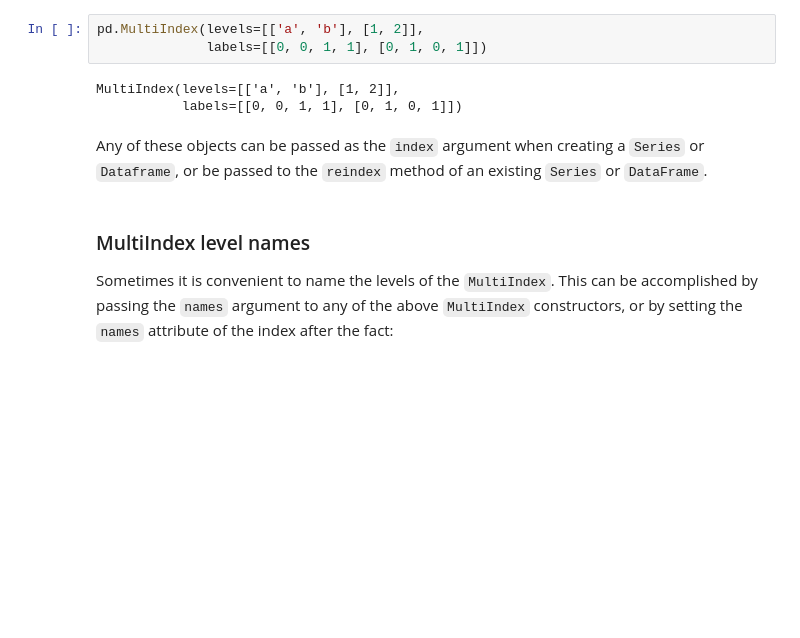
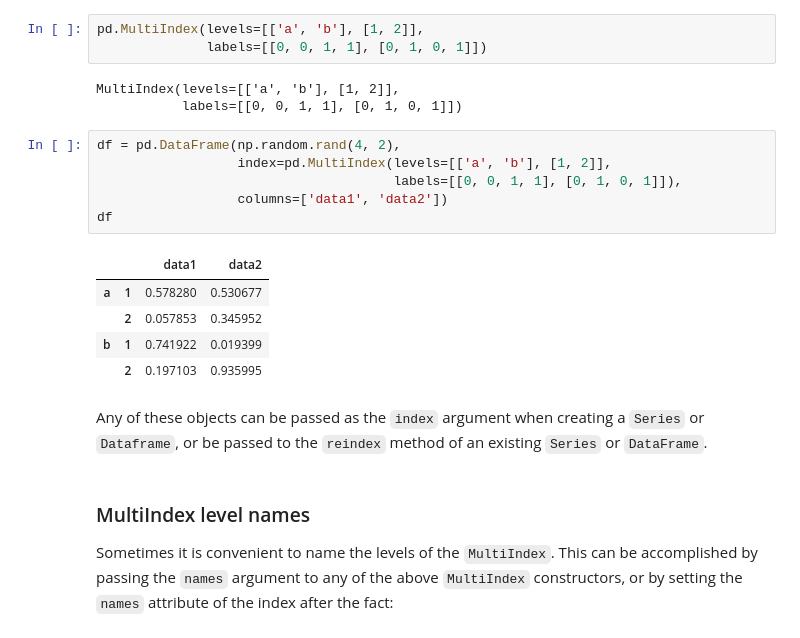
Before and after one commit to penglee87/np_pd_plt, a Jupyter notebook: PythonDataScienceHandbook-master/notebooks/03.05-Hierarchical-Indexing.ipynb, the cells around one changed output. Drawn from its saved outputs; the diff is of its cells as text; blank space fills up the shorter version.

```diff
--- a/PythonDataScienceHandbook-master/notebooks/03.05-Hierarchical-Indexing.ipynb
+++ b/PythonDataScienceHandbook-master/notebooks/03.05-Hierarchical-Indexing.ipynb
@@ -265,6 +287,18 @@ pd.MultiIndex(levels=[['a', 'b'], [1, 2]],
 # %% [output]
 MultiIndex(levels=[['a', 'b'], [1, 2]],
            labels=[[0, 0, 1, 1], [0, 1, 0, 1]])
+# %%
+df = pd.DataFrame(np.random.rand(4, 2),
+                  index=pd.MultiIndex(levels=[['a', 'b'], [1, 2]],
+                                      labels=[[0, 0, 1, 1], [0, 1, 0, 1]]),
+                  columns=['data1', 'data2'])
+df
+# %% [output]
+|  |  | data1 | data2 |
+| a | 1 | 0.578280 | 0.530677 |
+|  | 2 | 0.057853 | 0.345952 |
+| b | 1 | 0.741922 | 0.019399 |
+|  | 2 | 0.197103 | 0.935995 |
 # %% [markdown]
 Any of these objects can be passed as the ``index`` argument when creating a ``Series`` or ``Dataframe``, or be passed to the ``reindex`` method of an existing ``Series`` or ``DataFrame``.
 # %% [markdown]
```
Also changed, not shown: parts of 7 cells of this notebook, 7 other files.
